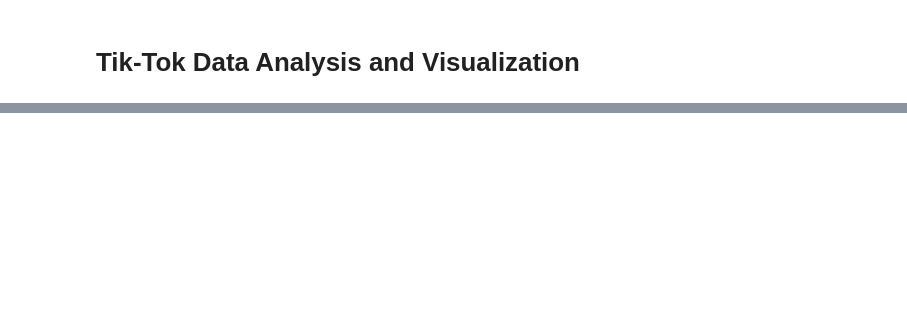
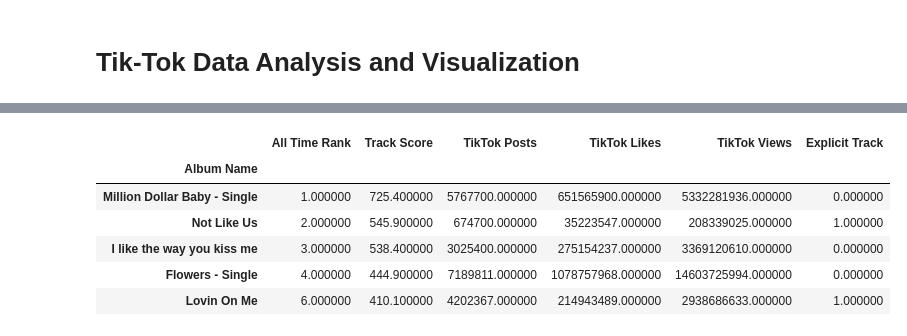
Before and after one commit to 66aadesh/Spotify-Songs-Cleaning-And-Analysis, a Jupyter notebook: Spotify songs EDA.ipynb, the cells around one changed output, grey strips where cells are left out. Saved outputs shown, nothing was run; the diff lists cells and outputs as text; code cells hidden in the pictures; blank space fills up the shorter version.

```diff
--- a/Spotify songs EDA.ipynb
+++ b/Spotify songs EDA.ipynb
@@ -382,0 +536,11 @@ my_df
+# %%
+albums = tik_tok_df.groupby('Album Name', sort=False)
+albums.mean().sort_values('All Time Rank').head()
+# %% [output]
+|  | All Time Rank | Track Score | TikTok Posts | TikTok Likes | TikTok Views | Explicit Track |
+| Album Name |  |  |  |  |  |  |
+| Million Dollar Baby - Single | 1.000000 | 725.400000 | 5767700.000000 | 651565900.000000 | 5332281936.000000 | 0.000000 |
+| Not Like Us | 2.000000 | 545.900000 | 674700.000000 | 35223547.000000 | 208339025.000000 | 1.000000 |
+| I like the way you kiss me | 3.000000 | 538.400000 | 3025400.000000 | 275154237.000000 | 3369120610.000000 | 0.000000 |
+| Flowers - Single | 4.000000 | 444.900000 | 7189811.000000 | 1078757968.000000 | 14603725994.000000 | 0.000000 |
+| Lovin On Me | 6.000000 | 410.100000 | 4202367.000000 | 214943489.000000 | 2938686633.000000 | 1.000000 |
```
Also changed, not shown: parts of 31 cells of this notebook.
